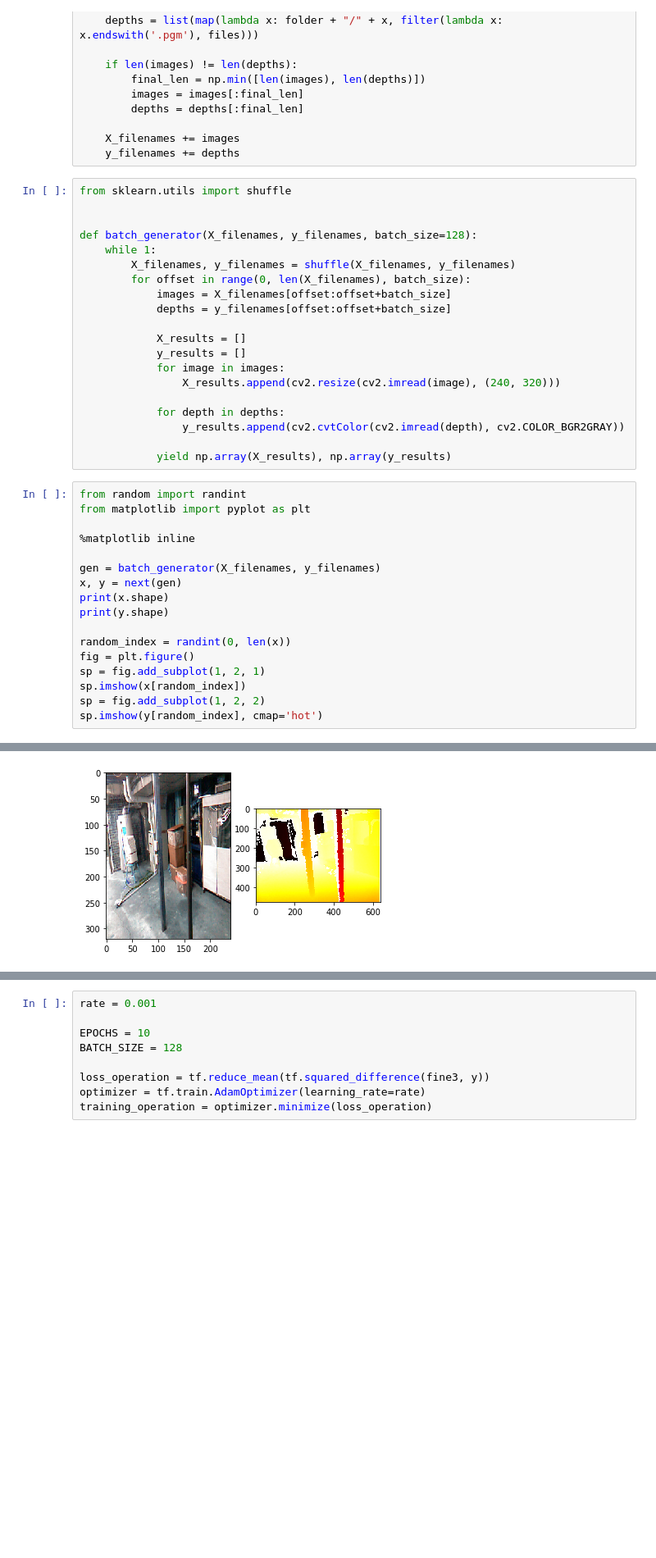
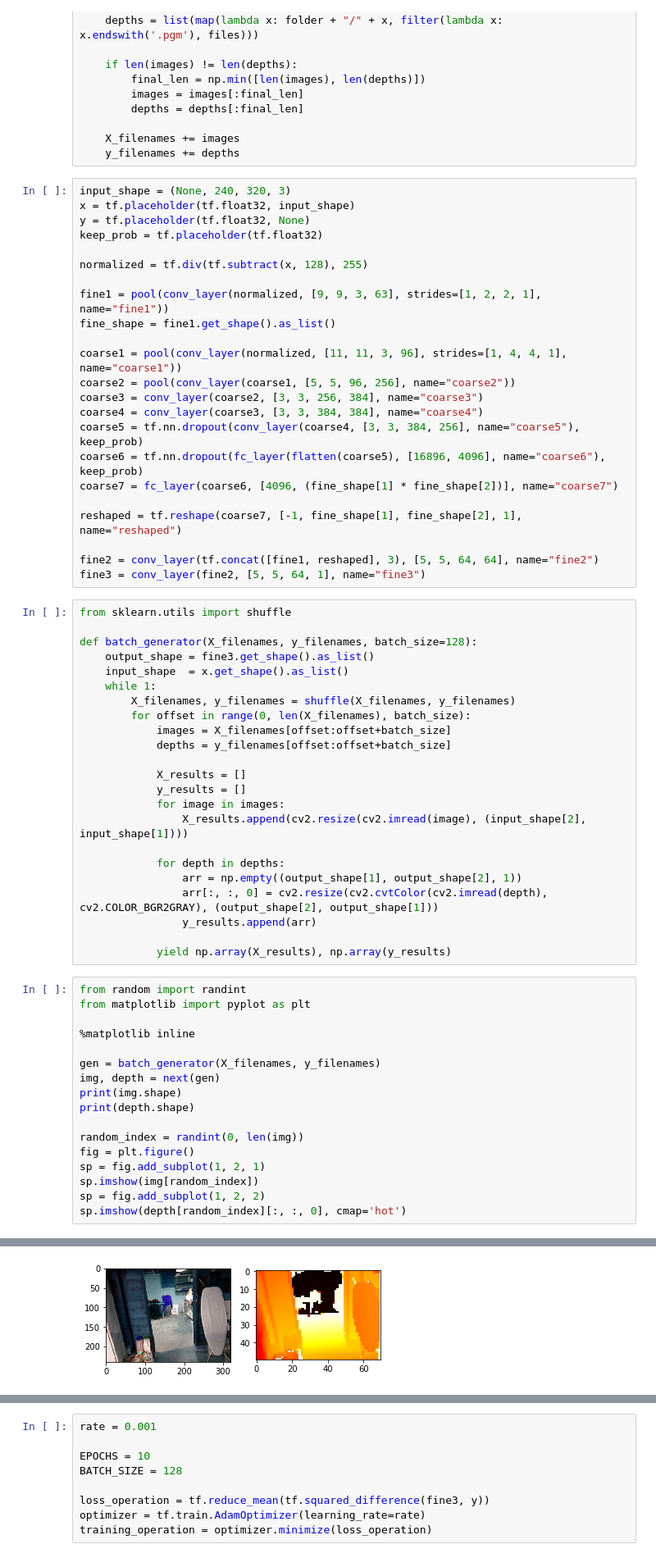
Before and after one commit to ShikaSD/depth-prediction, a Jupyter notebook: depth-prediction.ipynb, the cells around one changed output, grey strips where cells are left out. Shown at 82% size. Cells and saved outputs as stored; diff of their text form; blank space fills up the shorter version.

```diff
--- a/depth-prediction.ipynb
+++ b/depth-prediction.ipynb
@@ -44,11 +44,35 @@ for folder in folders:
 
     X_filenames += images
     y_filenames += depths
+# %%
+input_shape = (None, 240, 320, 3)
+x = tf.placeholder(tf.float32, input_shape)
+y = tf.placeholder(tf.float32, None)
+keep_prob = tf.placeholder(tf.float32)
+
+normalized = tf.div(tf.subtract(x, 128), 255)
+
+fine1 = pool(conv_layer(normalized, [9, 9, 3, 63], strides=[1, 2, 2, 1], name="fine1"))
+fine_shape = fine1.get_shape().as_list()
+
+coarse1 = pool(conv_layer(normalized, [11, 11, 3, 96], strides=[1, 4, 4, 1], name="coarse1"))
+coarse2 = pool(conv_layer(coarse1, [5, 5, 96, 256], name="coarse2"))
+coarse3 = conv_layer(coarse2, [3, 3, 256, 384], name="coarse3")
+coarse4 = conv_layer(coarse3, [3, 3, 384, 384], name="coarse4")
+coarse5 = tf.nn.dropout(conv_layer(coarse4, [3, 3, 384, 256], name="coarse5"), keep_prob)
+coarse6 = tf.nn.dropout(fc_layer(flatten(coarse5), [16896, 4096], name="coarse6"), keep_prob)
+coarse7 = fc_layer(coarse6, [4096, (fine_shape[1] * fine_shape[2])], name="coarse7")
+
+reshaped = tf.reshape(coarse7, [-1, fine_shape[1], fine_shape[2], 1], name="reshaped")
+
+fine2 = conv_layer(tf.concat([fine1, reshaped], 3), [5, 5, 64, 64], name="fine2")
+fine3 = conv_layer(fine2, [5, 5, 64, 1], name="fine3")
 # %%
 from sklearn.utils import shuffle
 
-
 def batch_generator(X_filenames, y_filenames, batch_size=128):
+    output_shape = fine3.get_shape().as_list()
+    input_shape  = x.get_shape().as_list()
     while 1:
         X_filenames, y_filenames = shuffle(X_filenames, y_filenames)
         for offset in range(0, len(X_filenames), batch_size):
@@ -58,10 +82,12 @@ def batch_generator(X_filenames, y_filenames, batch_size=128):
             X_results = []
             y_results = []
             for image in images:
-                X_results.append(cv2.resize(cv2.imread(image), (240, 320)))
+                X_results.append(cv2.resize(cv2.imread(image), (input_shape[2], input_shape[1])))
 
             for depth in depths:
-                y_results.append(cv2.cvtColor(cv2.imread(depth), cv2.COLOR_BGR2GRAY))
+                arr = np.empty((output_shape[1], output_shape[2], 1))
+                arr[:, :, 0] = cv2.resize(cv2.cvtColor(cv2.imread(depth), cv2.COLOR_BGR2GRAY), (output_shape[2], output_shape[1]))
+                y_results.append(arr)
 
             yield np.array(X_results), np.array(y_results)
 # %%
@@ -71,14 +97,14 @@ from matplotlib import pyplot as plt
 %matplotlib inline
 
 gen = batch_generator(X_filenames, y_filenames)
-x, y = next(gen)
-print(x.shape)
-print(y.shape)
+img, depth = next(gen)
+print(img.shape)
+print(depth.shape)
 
-random_index = randint(0, len(x))
+random_index = randint(0, len(img))
 fig = plt.figure()
 sp = fig.add_subplot(1, 2, 1)
-sp.imshow(x[random_index])
+sp.imshow(img[random_index])
 sp = fig.add_subplot(1, 2, 2)
-sp.imshow(y[random_index], cmap='hot')
+sp.imshow(depth[random_index][:, :, 0], cmap='hot')
 # %% [output]
@@ -87,2 +113,2 @@ sp.imshow(y[random_index], cmap='hot')
 <matplotlib.image.AxesImage at 0x...>
-[figure, old version]
+[figure, new version]
```
Also changed, not shown: parts of 3 cells of this notebook.
